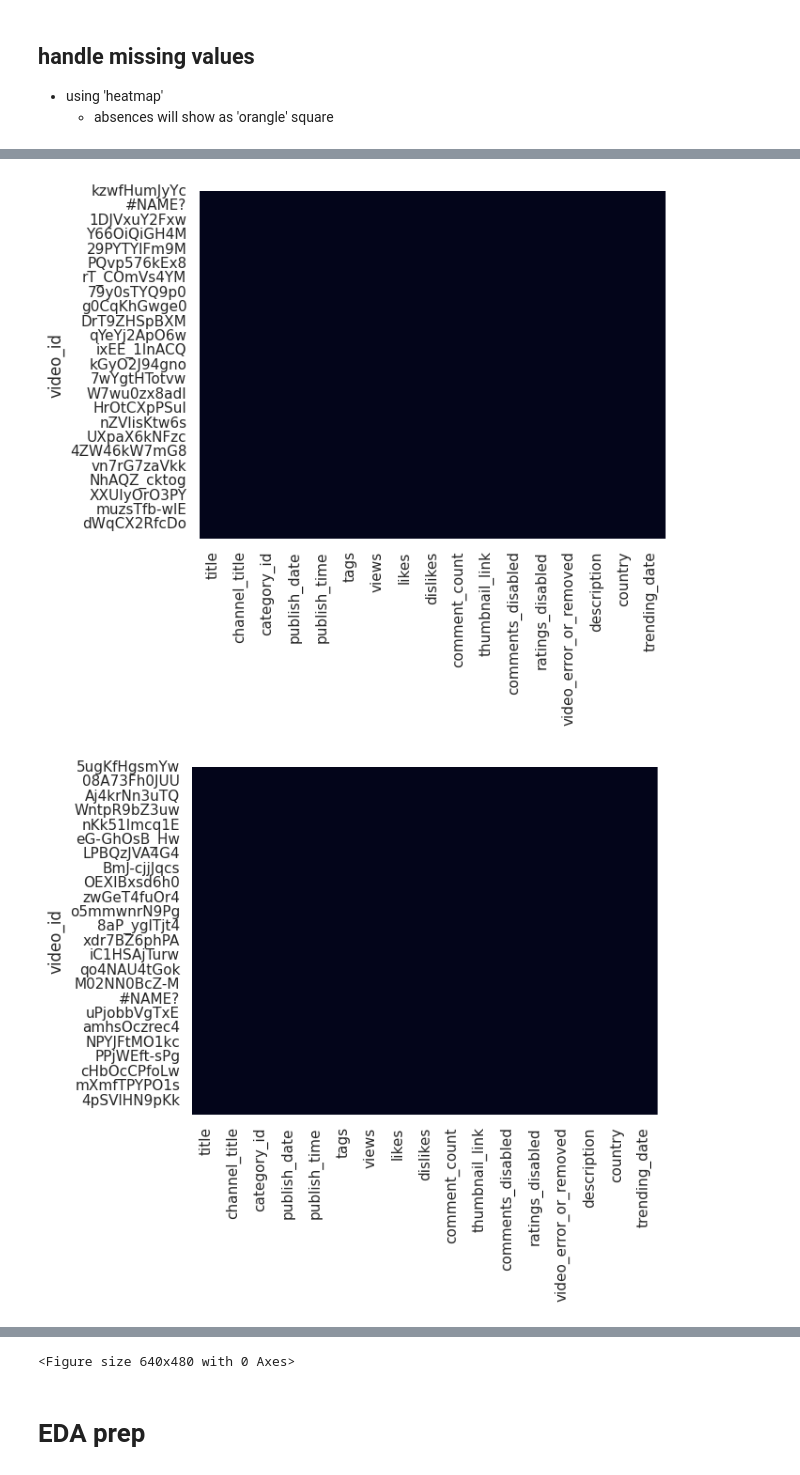
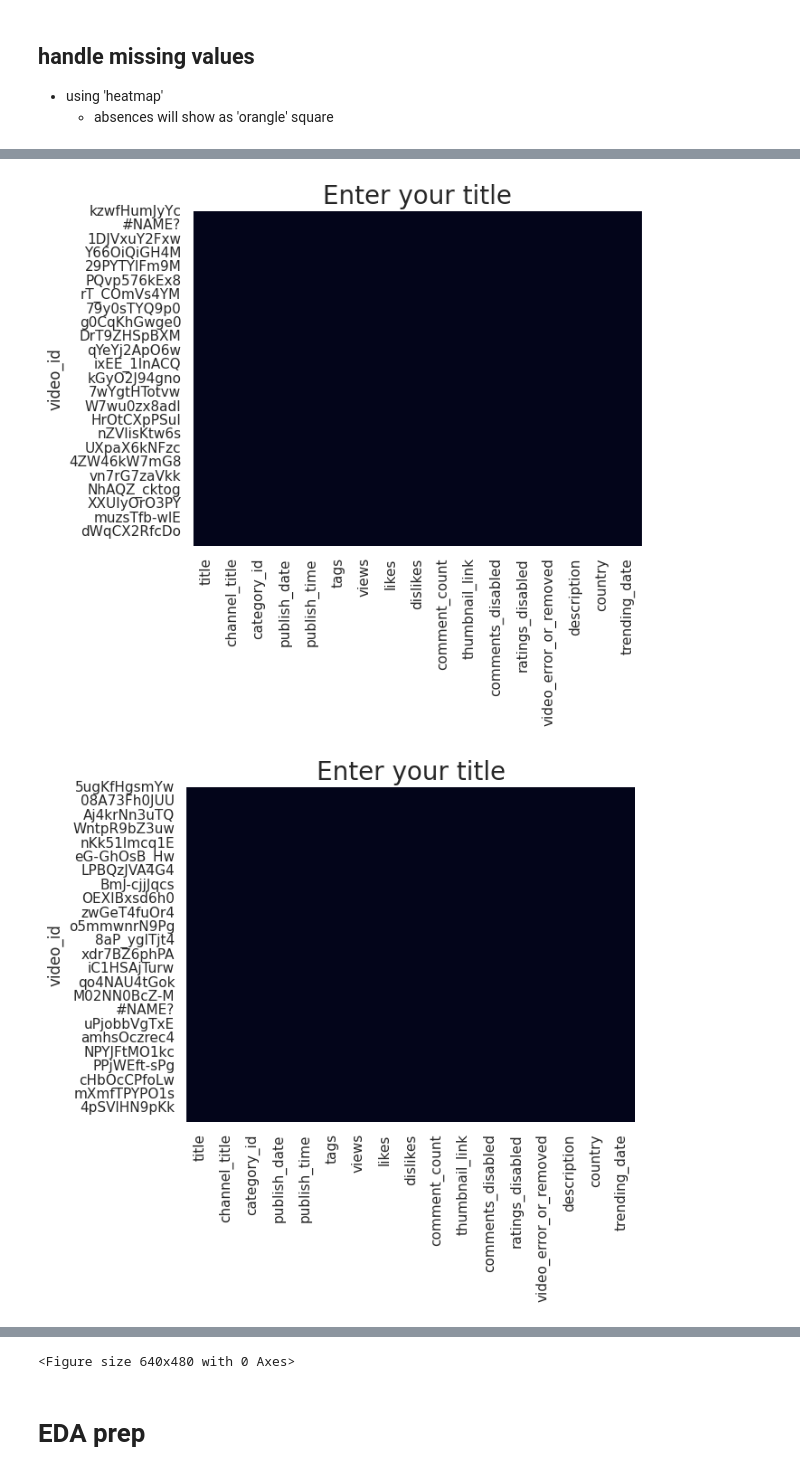
Before and after one commit to heidless-stillwater/data-cleaning, a Jupyter notebook: notebooks/clean-0.ipynb, the cells around one changed output, grey strips where cells are left out. Saved outputs shown, nothing was run; the diff lists cells and outputs as text; code cells hidden in the pictures.

```diff
--- a/notebooks/clean-0.ipynb
+++ b/notebooks/clean-0.ipynb
@@ -203,7 +203,6 @@ for df in all_dataframes:
 # %%
 for df in all_dataframes:
     sns.heatmap(df.isnull(), cbar=False)
-    ax.set_title('lalala')
-
+    plt.title("Enter your title", fontsize =20)
     plt.figure()
 # %% [output]
@@ -214,2 +213,2 @@ for df in all_dataframes:
-[figure, old version]
+[figure, new version]
-[figure, old version]
+[figure, new version]
```
Also changed, not shown: parts of 8 cells of this notebook.
